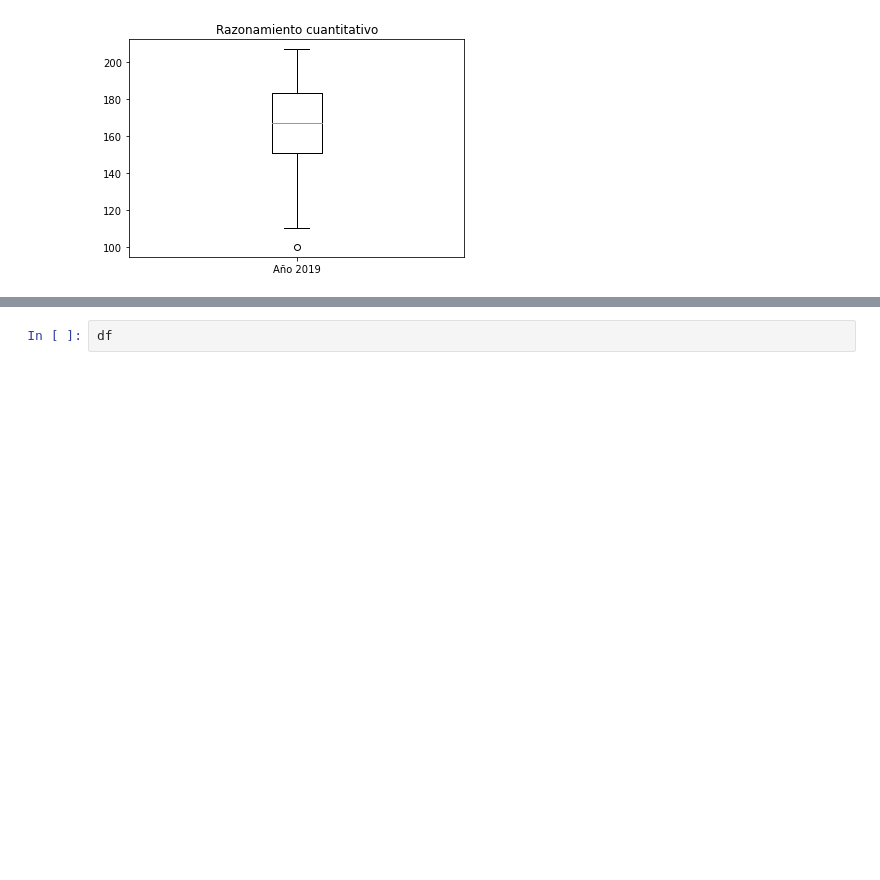
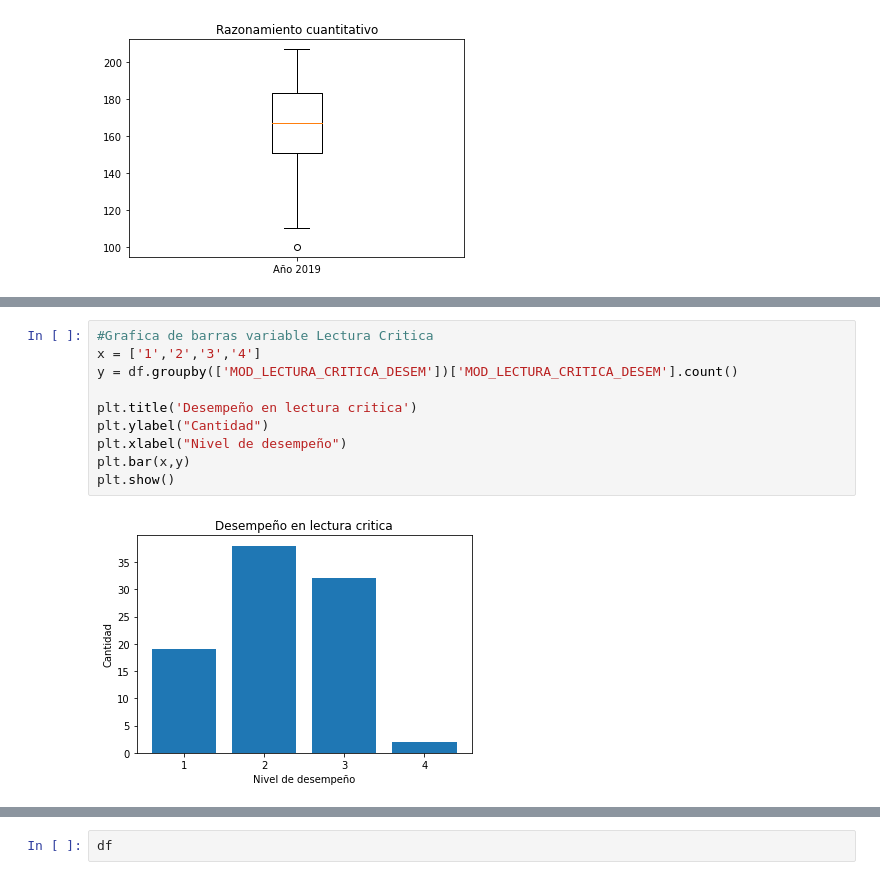
Before and after one commit to sebastianvelandia/visualizacion, a Jupyter notebook: Trabajo 1.ipynb, the cells around one changed output, grey strips where cells are left out. Cells and saved outputs as stored; diff of their text form; blank space fills up the shorter version.

```diff
--- a/Trabajo 1.ipynb
+++ b/Trabajo 1.ipynb
@@ -106,0 +119,12 @@ plt.show()
+# %%
+#Grafica de barras variable Lectura Critica
+x = ['1','2','3','4']
+y = df.groupby(['MOD_LECTURA_CRITICA_DESEM'])['MOD_LECTURA_CRITICA_DESEM'].count()
+
+plt.title('Desempeño en lectura critica')
+plt.ylabel("Cantidad")
+plt.xlabel("Nivel de desempeño")
+plt.bar(x,y)
+plt.show()
+# %% [output]
+[figure, added]
```
Also changed, not shown: parts of 8 cells of this notebook.
